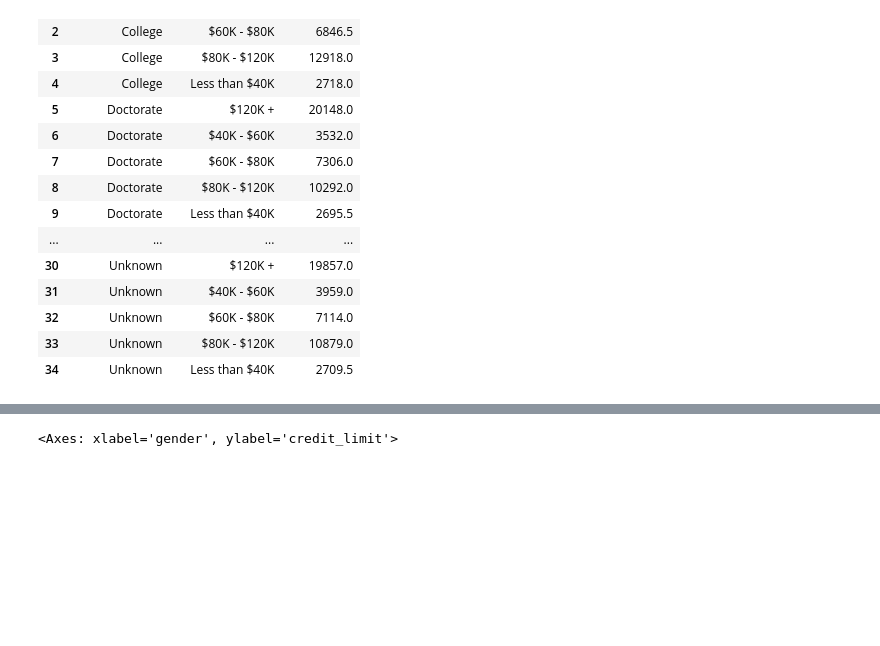
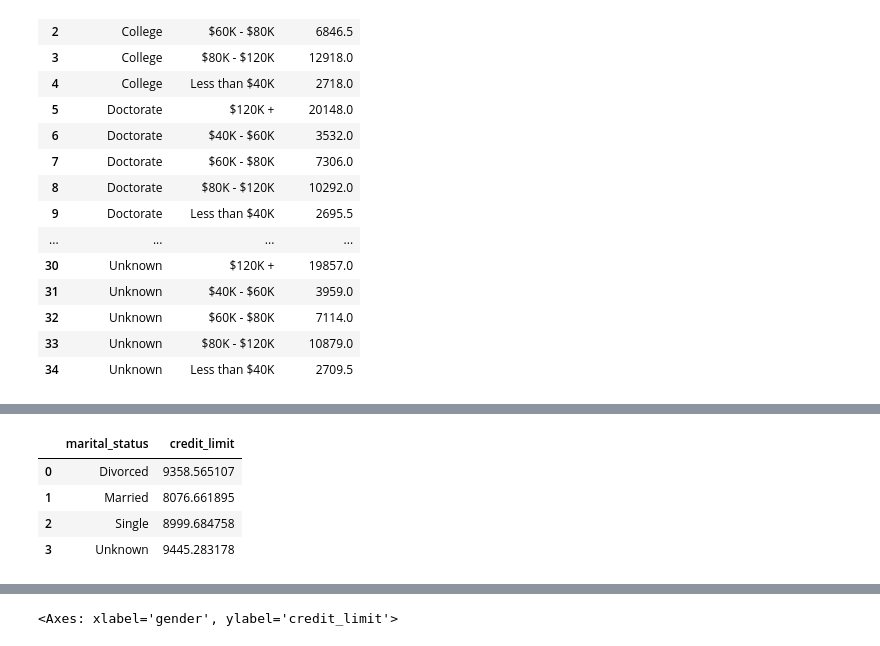
Before and after one commit to estef026/ProyectoChurn2, a Jupyter notebook: EDA - Estefania.ipynb, the cells around one changed output, grey strips where cells are left out. Drawn from its saved outputs; the diff is of its cells as text; code cells hidden in the pictures; blank space fills up the shorter version.

```diff
--- a/EDA - Estefania.ipynb
+++ b/EDA - Estefania.ipynb
@@ -600,0 +577,8 @@ Uneducated,Less than $40K,3878.224138
+# %%
+data_2.loc[(data_2['education_level'] == 'Unknown') & (data_2['income_category'] == '$40K - $60K'), 'education_level'] = 'Graduate'
+# %%
+data_2.loc[(data_2['education_level'] == 'Unknown') & (data_2['income_category'] == '$60K - $80K'), 'education_level'] = 'High School'
+# %%
+data_2.loc[(data_2['education_level'] == 'Unknown') & (data_2['income_category'] == '$80K - $120K'), 'education_level'] = 'Doctorate'
+# %%
+data_2.loc[(data_2['education_level'] == 'Unknown') & (data_2['income_category'] == 'Less than $40K'), 'education_level'] = 'College'
@@ -600,0 +596,11 @@ Uneducated,Less than $40K,3878.224138
+# %%
+### Limpiar Marital_status
+### Se incluye el 7,40% que corresponden a los Unknown en la categoría divorciados
+### debido a que la media y mediana del límite de crédito son similares
+data_2[['marital_status', 'credit_limit']].groupby(['marital_status']).agg({'credit_limit': 'mean'}).reset_index()
+# %% [output]
+|  | marital_status | credit_limit |
+| 0 | Divorced | 9358.565107 |
+| 1 | Married | 8076.661895 |
+| 2 | Single | 8999.684758 |
+| 3 | Unknown | 9445.283178 |
```
Also changed, not shown: parts of 8 cells of this notebook.
